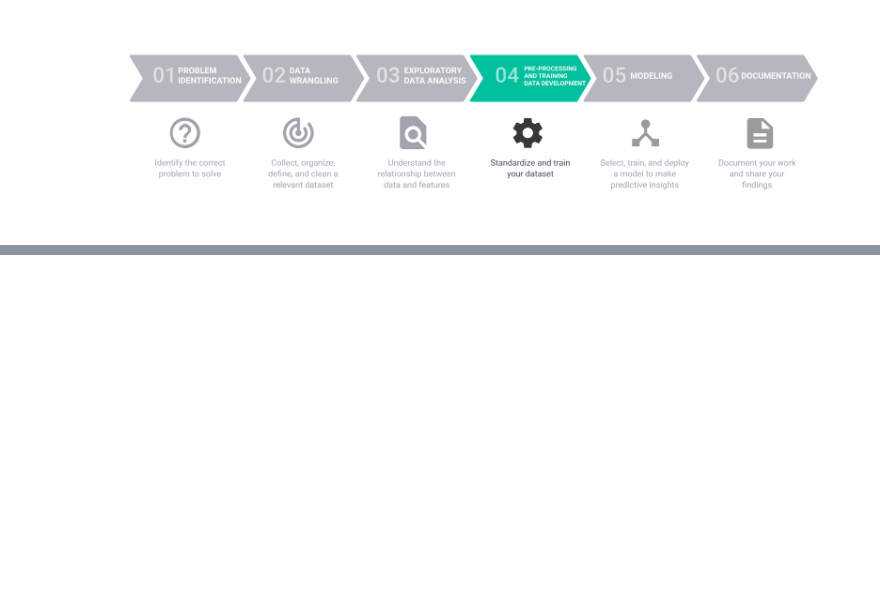
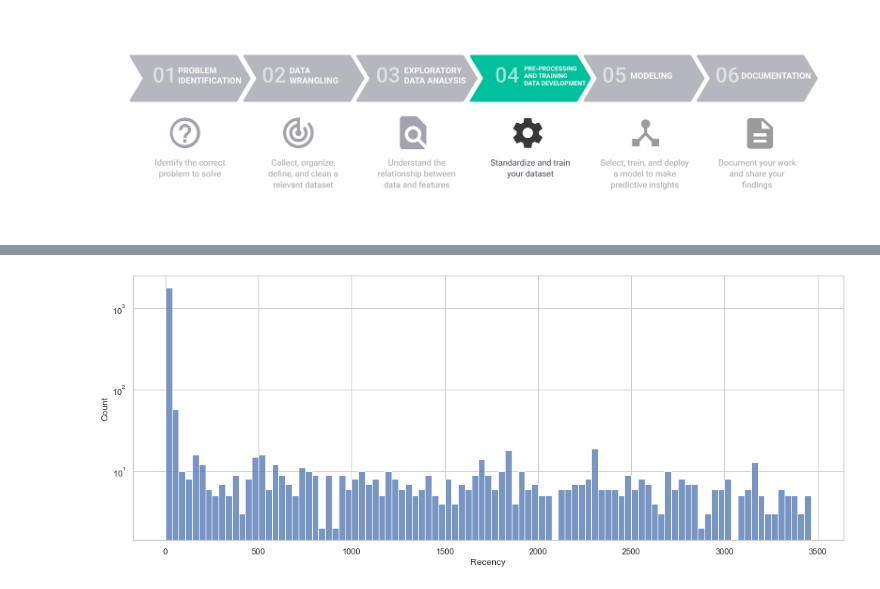
Before and after one commit to Razvanepe/Iowa_spirits_sales, a Jupyter notebook: notebooks/3. Pre-Processing.ipynb, the cells around one changed output, grey strips where cells are left out. Saved outputs shown, nothing was run; the diff lists cells and outputs as text; code cells hidden in the pictures; blank space fills up the shorter version.

```diff
--- a/notebooks/3. Pre-Processing.ipynb
+++ b/notebooks/3. Pre-Processing.ipynb
@@ -54,0 +441,3 @@ from sklearn.metrics import silhouette_samples, silhouette_score
+# %%
+rfm_prelim.columns = ['Recent_date', 'Frequency', 'MonetaryValue']
+rfm_prelim
@@ -54,0 +465,6 @@ from sklearn.metrics import silhouette_samples, silhouette_score
+# %%
+max_date = rfm_prelim.Recent_date.max()
+# %%
+rfm_prelim['Recency'] = max_date - rfm_prelim['Recent_date']
+
+rfm_prelim
@@ -54,0 +486,4 @@ from sklearn.metrics import silhouette_samples, silhouette_score
+# %%
+rfm = rfm_prelim.drop('Recent_date', axis= 1)
+rfm['Recency'] = rfm['Recency'].dt.days
+rfm
@@ -54,0 +505,5 @@ from sklearn.metrics import silhouette_samples, silhouette_score
+# %%
+sns.histplot(rfm.Recency)
+plt.yscale('log')
+# %% [output]
+[figure, added]
```
Also changed, not shown: parts of 77 cells of this notebook.
